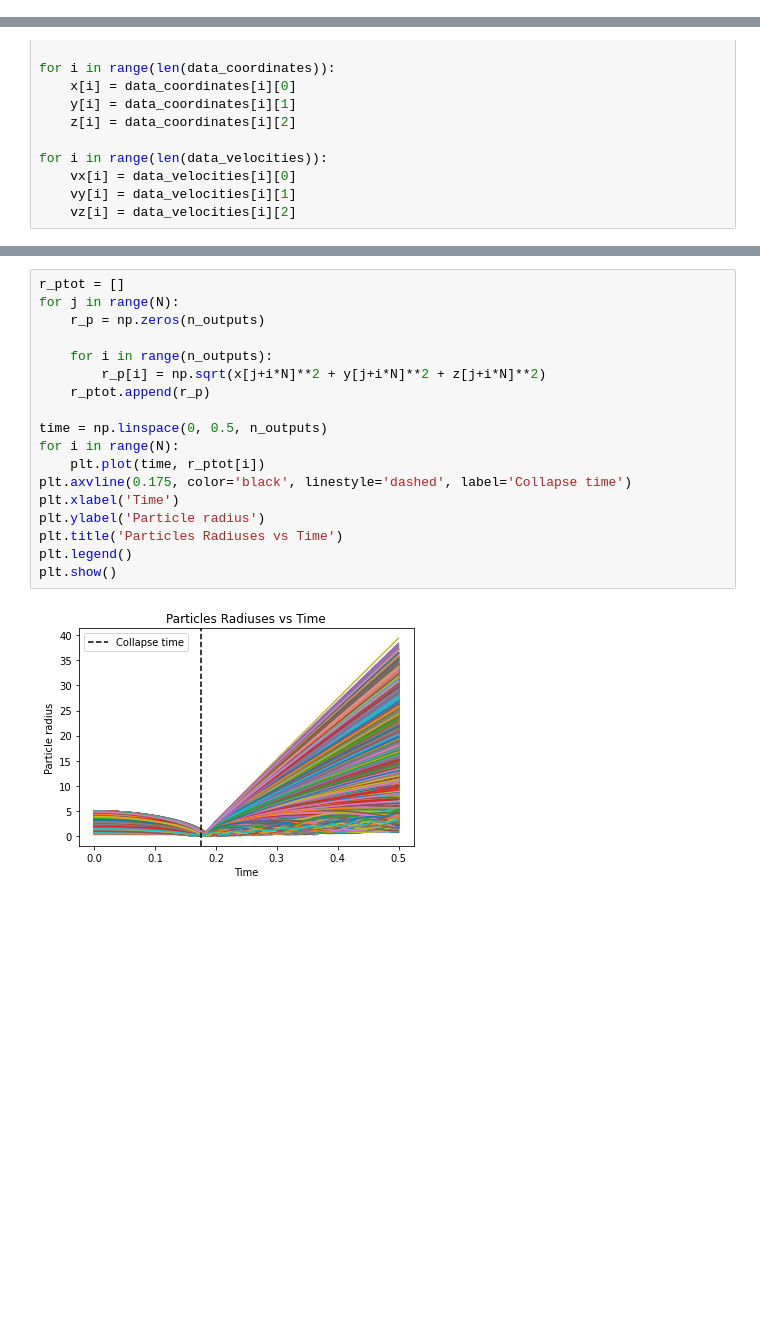
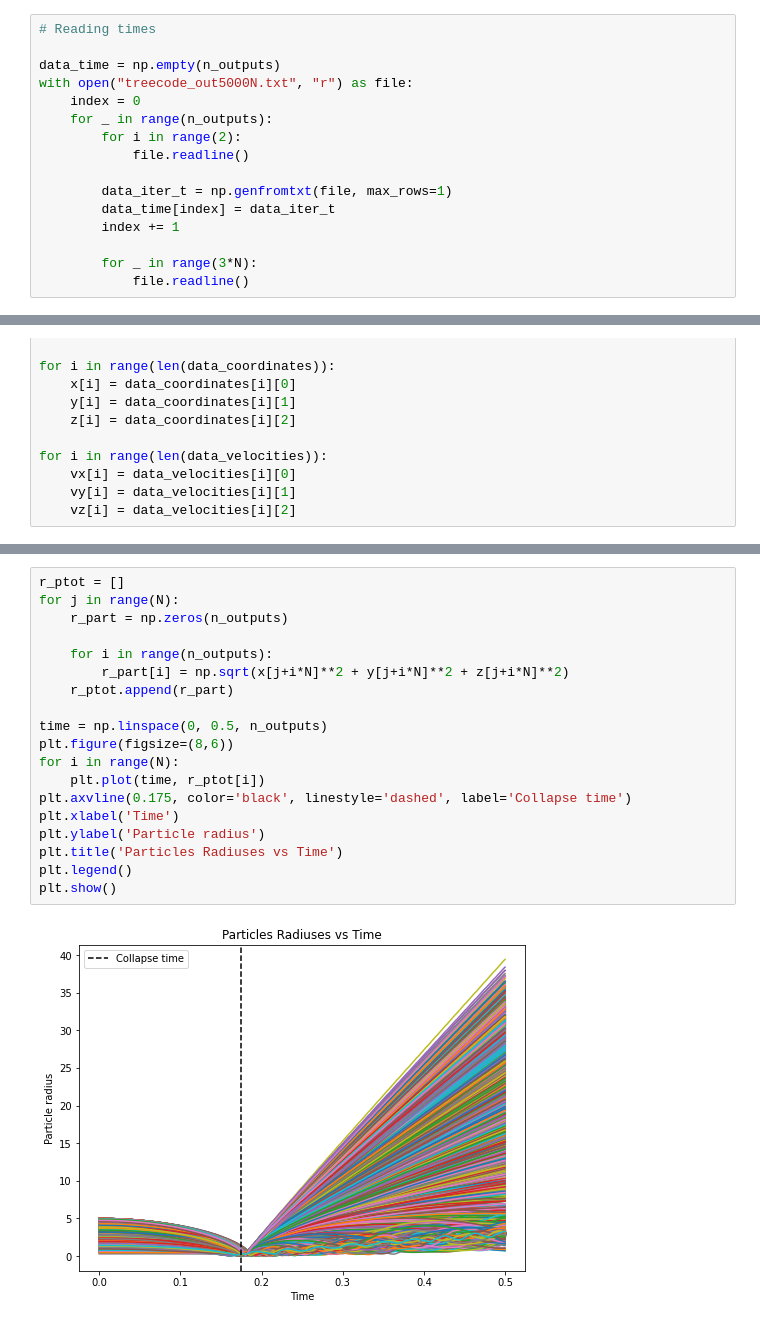
Before and after one commit to malvibellotti/Dynamics_experience3, a Jupyter notebook: Treecode_plots.ipynb, the cells around one changed output, grey strips where cells are left out. Cells and saved outputs as stored; diff of their text form; blank space fills up the shorter version.

```diff
--- a/Treecode_plots.ipynb
+++ b/Treecode_plots.ipynb
@@ -36,6 +31,22 @@ with open("treecode_out5000N.txt", "r") as file:
 print(n_outputs)
 # %% [output]
 295
+# %%
+# Reading times
+
+data_time = np.empty(n_outputs)
+with open("treecode_out5000N.txt", "r") as file:
+    index = 0
+    for _ in range(n_outputs):
+        for i in range(2):
+            file.readline()
+
+        data_iter_t = np.genfromtxt(file, max_rows=1)
+        data_time[index] = data_iter_t
+        index += 1
+
+        for _ in range(3*N):
+            file.readline()
 # %%
 # Reading masses from the output
 
@@ -168,23 +183,24 @@ plt.show()
 # %%
 r_ptot = []
 for j in range(N):
-    r_p = np.zeros(n_outputs)
+    r_part = np.zeros(n_outputs)
 
     for i in range(n_outputs):
-        r_p[i] = np.sqrt(x[j+i*N]**2 + y[j+i*N]**2 + z[j+i*N]**2)
-    r_ptot.append(r_p)
+        r_part[i] = np.sqrt(x[j+i*N]**2 + y[j+i*N]**2 + z[j+i*N]**2)
+    r_ptot.append(r_part)
 
 time = np.linspace(0, 0.5, n_outputs)
+plt.figure(figsize=(8,6))
 for i in range(N):
     plt.plot(time, r_ptot[i])
 plt.axvline(0.175, color='black', linestyle='dashed', label='Collapse time')
 plt.xlabel('Time')
 plt.ylabel('Particle radius')
 plt.title('Particles Radiuses vs Time')
 plt.legend()
 plt.show()
 # %% [output]
-[figure, old version]
+[figure, new version]
 # %%
 v_p1 = np.zeros(n_outputs)
 for i in range(n_outputs):
```
Also changed, not shown: parts of 18 cells of this notebook.
